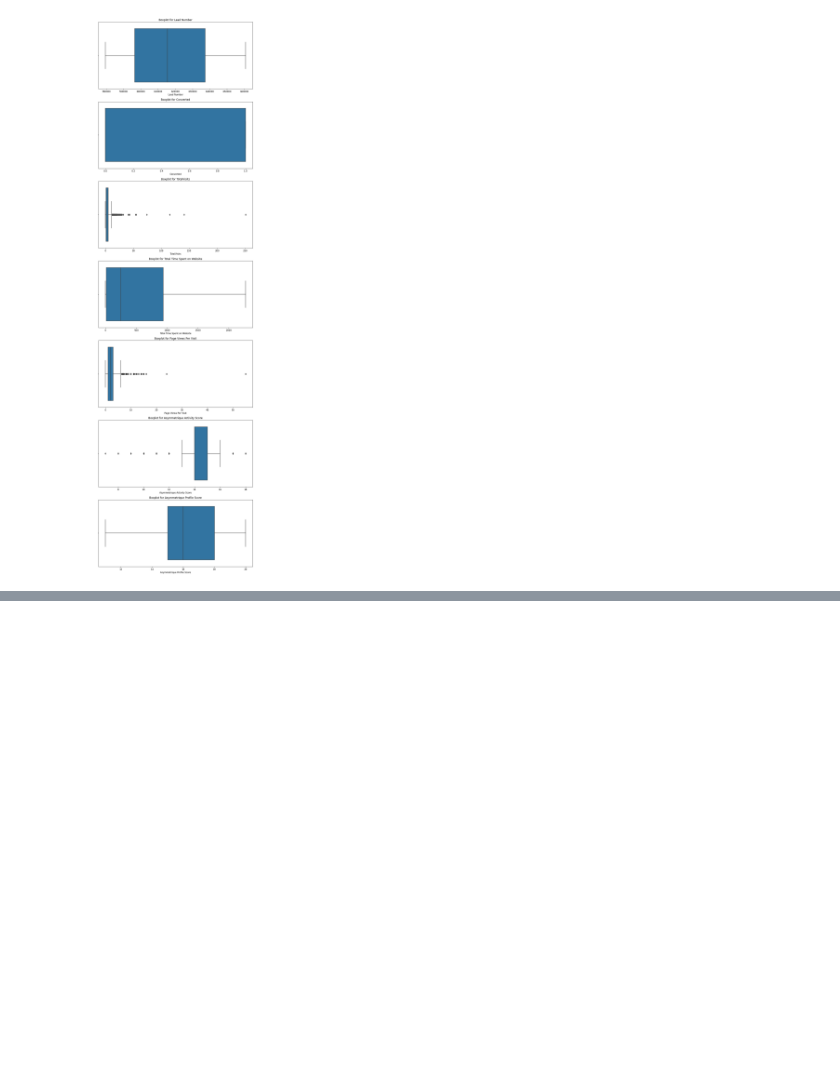
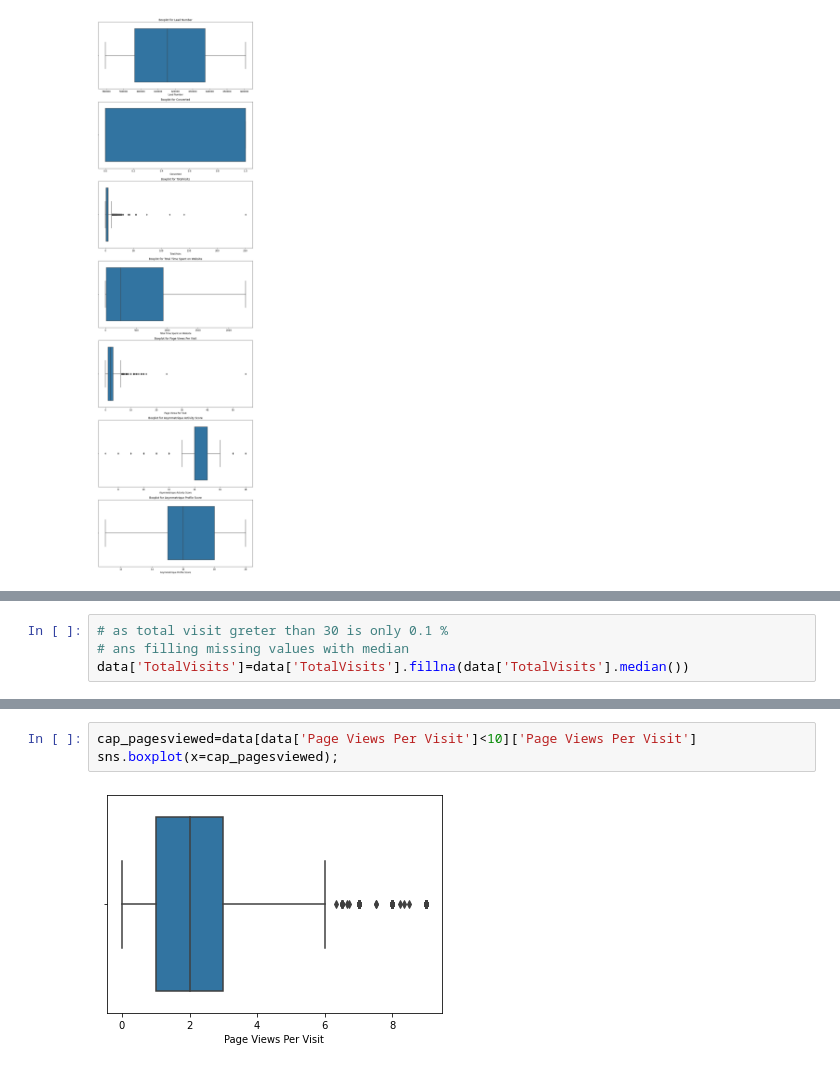
Before and after one commit to dhimanarya/Lead_Scoring_Case_Study, a Jupyter notebook: code file.ipynb, the cells around one changed output, grey strips where cells are left out. Cells and saved outputs as stored; diff of their text form; blank space fills up the shorter version.

```diff
--- a/code file.ipynb
+++ b/code file.ipynb
@@ -271,0 +290,4 @@ plt.show()
+# %%
+# as total visit greter than 30 is only 0.1 %
+# ans filling missing values with median
+data['TotalVisits']=data['TotalVisits'].fillna(data['TotalVisits'].median())
@@ -271,0 +304,5 @@ plt.show()
+# %%
+cap_pagesviewed=data[data['Page Views Per Visit']<10]['Page Views Per Visit']
+sns.boxplot(x=cap_pagesviewed);
+# %% [output]
+[figure, added]
```
Also changed, not shown: parts of 19 cells of this notebook.
